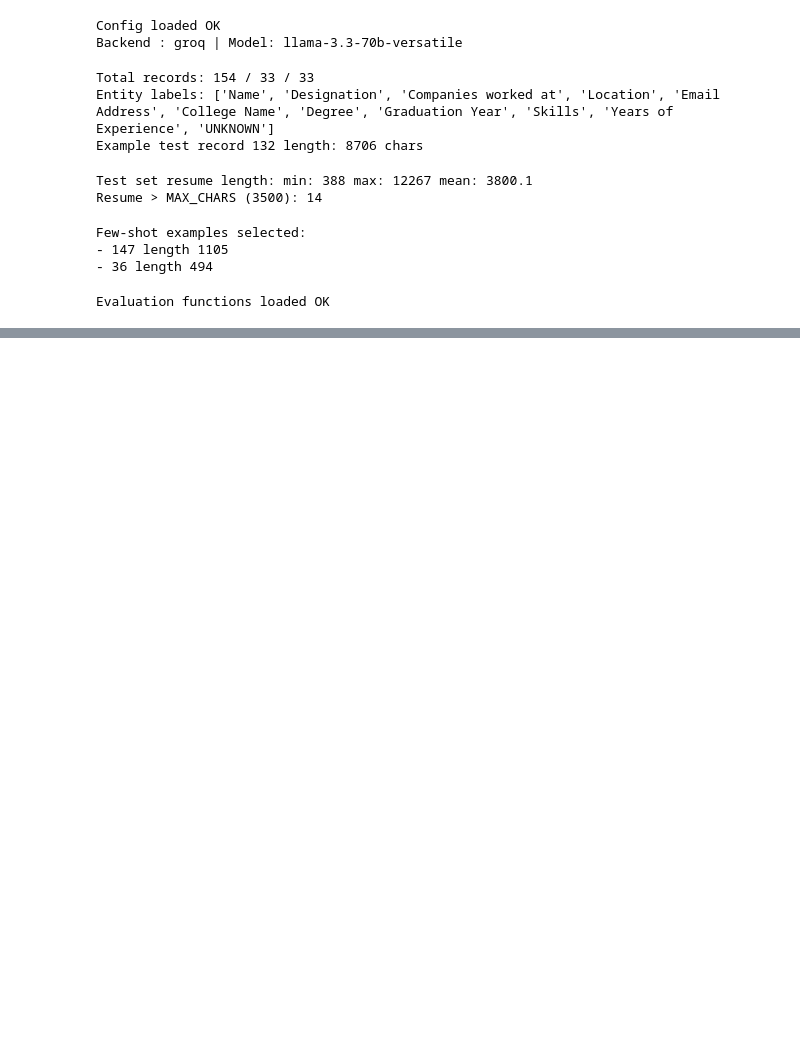
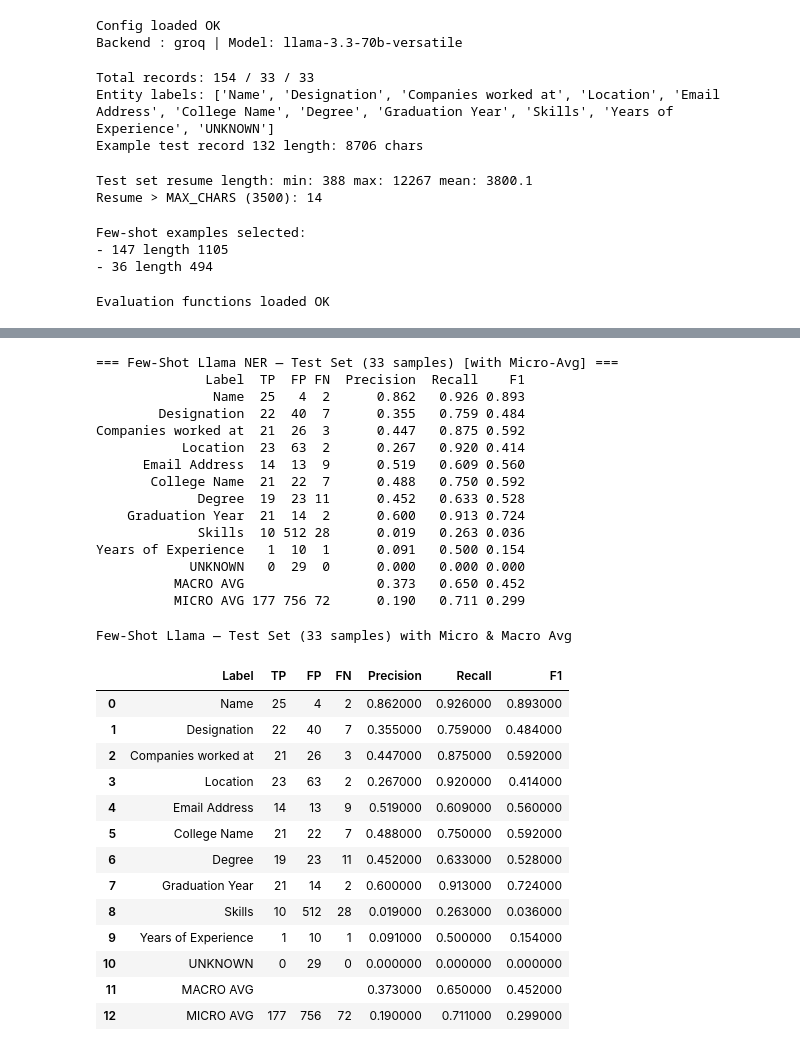
Before and after one commit to michellaprojects/nlp-ner, a Jupyter notebook: notebooks/Modelling/llama_few_shot.ipynb, the cells around one changed output, grey strips where cells are left out. Drawn from its saved outputs; the diff is of its cells as text; code cells hidden in the pictures; blank space fills up the shorter version.

Commit message:
add micro avg

```diff
--- a/notebooks/Modelling/llama_few_shot.ipynb
+++ b/notebooks/Modelling/llama_few_shot.ipynb
@@ -393,0 +371,79 @@ Few-Shot Llama — Test Set (33 samples)
+# %%
+# Add Micro-Average to existing results (no API recall)
+df_with_micro = df[df['Label'] != 'MACRO AVG'].copy()
+
+total_tp = df_with_micro['TP'].astype(float).sum()
+total_fp = df_with_micro['FP'].astype(float).sum()
+total_fn = df_with_micro['FN'].astype(float).sum()
+
+micro_precision = total_tp / (total_tp + total_fp) if (total_tp + total_fp) > 0 else 0.0
+micro_recall = total_tp / (total_tp + total_fn) if (total_tp + total_fn) > 0 else 0.0
+micro_f1 = 2 * micro_precision * micro_recall / (micro_precision + micro_recall) if (micro_precision + micro_recall) > 0 else 0.0
+
+# Create updated dataframe with both MACRO and MICRO averages
+df_final = pd.concat([
+    df_with_micro,
+    pd.DataFrame([{
+        'Label': 'MACRO AVG',
+        'TP': '',
+        'FP': '',
+        'FN': '',
+        'Precision': df[df['Label'] == 'MACRO AVG']['Precision'].values[0] if any(df['Label'] == 'MACRO AVG') else 0,
+        'Recall': df[df['Label'] == 'MACRO AVG']['Recall'].values[0] if any(df['Label'] == 'MACRO AVG') else 0,
+        'F1': df[df['Label'] == 'MACRO AVG']['F1'].values[0] if any(df['Label'] == 'MACRO AVG') else 0
+    }, {
+        'Label': 'MICRO AVG',
+        'TP': int(total_tp),
+        'FP': int(total_fp),
+        'FN': int(total_fn),
+        'Precision': round(micro_precision, 3),
+        'Recall': round(micro_recall, 3),
+        'F1': round(micro_f1, 3)
+    }])
+], ignore_index=True)
+
+print(f'=== Few-Shot Llama NER — Test Set ({len(idx_test)} samples) [with Micro-Avg] ===')
+print(df_final.to_string(index=False))
+
+try:
+    display(
+        df_final.style
+        .highlight_max(subset=['F1'], color='lightgreen')
+        .highlight_min(subset=['F1'], color="#c35757")
+        .set_caption(
+            f'Few-Shot Llama — Test Set ({len(idx_test)} samples) with Micro & Macro Avg'
+        )
+    )
+except Exception:
+    pass
+# %% [output]
+=== Few-Shot Llama NER — Test Set (33 samples) [with Micro-Avg] ===
+              Label  TP  FP FN  Precision  Recall    F1
+               Name  25   4  2      0.862   0.926 0.893
+        Designation  22  40  7      0.355   0.759 0.484
+Companies worked at  21  26  3      0.447   0.875 0.592
+           Location  23  63  2      0.267   0.920 0.414
+      Email Address  14  13  9      0.519   0.609 0.560
+       College Name  21  22  7      0.488   0.750 0.592
+             Degree  19  23 11      0.452   0.633 0.528
+    Graduation Year  21  14  2      0.600   0.913 0.724
+             Skills  10 512 28      0.019   0.263 0.036
+Years of Experience   1  10  1      0.091   0.500 0.154
+            UNKNOWN   0  29  0      0.000   0.000 0.000
+          MACRO AVG                 0.373   0.650 0.452
+          MICRO AVG 177 756 72      0.190   0.711 0.299
+Few-Shot Llama — Test Set (33 samples) with Micro & Macro Avg
+|  | Label | TP | FP | FN | Precision | Recall | F1 |
+| 0 | Name | 25 | 4 | 2 | 0.862000 | 0.926000 | 0.893000 |
+| 1 | Designation | 22 | 40 | 7 | 0.355000 | 0.759000 | 0.484000 |
+| 2 | Companies worked at | 21 | 26 | 3 | 0.447000 | 0.875000 | 0.592000 |
+| 3 | Location | 23 | 63 | 2 | 0.267000 | 0.920000 | 0.414000 |
+| 4 | Email Address | 14 | 13 | 9 | 0.519000 | 0.609000 | 0.560000 |
+| 5 | College Name | 21 | 22 | 7 | 0.488000 | 0.750000 | 0.592000 |
+| 6 | Degree | 19 | 23 | 11 | 0.452000 | 0.633000 | 0.528000 |
+| 7 | Graduation Year | 21 | 14 | 2 | 0.600000 | 0.913000 | 0.724000 |
+| 8 | Skills | 10 | 512 | 28 | 0.019000 | 0.263000 | 0.036000 |
+| 9 | Years of Experience | 1 | 10 | 1 | 0.091000 | 0.500000 | 0.154000 |
+| 10 | UNKNOWN | 0 | 29 | 0 | 0.000000 | 0.000000 | 0.000000 |
+| 11 | MACRO AVG |  |  |  | 0.373000 | 0.650000 | 0.452000 |
+| 12 | MICRO AVG | 177 | 756 | 72 | 0.190000 | 0.711000 | 0.299000 |
```
Also changed, not shown: parts of 1 cell of this notebook.
